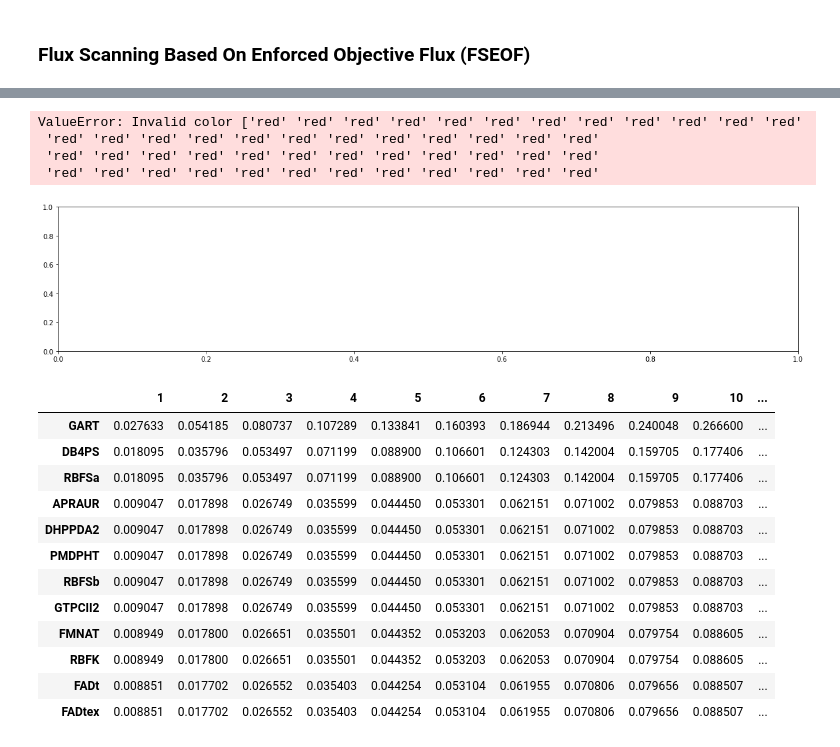
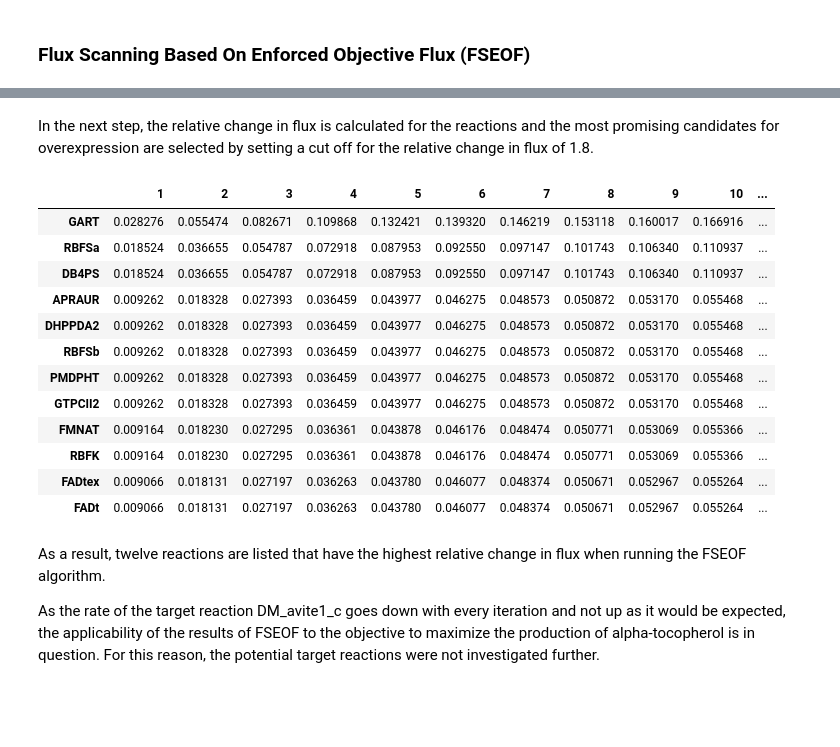
Before and after one commit to 27410/27410-group-assigment-group_2, a Jupyter notebook: 4_Overexpression.ipynb, the cells around one changed output, grey strips where cells are left out. Drawn from its saved outputs; the diff is of its cells as text; code cells hidden in the pictures; blank space fills up the shorter version.

```diff
--- a/4_Overexpression.ipynb
+++ b/4_Overexpression.ipynb
@@ -187,16 +195,20 @@ df.head()
-# %%
-def bar_color(df,color1,color2):
-    return np.where(df.values >=0,color1,color2).T
-
-fig = df.plot(legend=None, kind='bar', color=bar_color(df,"red","blue"),figsize=(20, 4), grid =False);
-fig.set_ylabel('Change in flux')
-fig.set_xlabel('Gene names')
-fig.set_title('Flux scanning based on Enforced Objective Flux', size=30)
-# %% [output]
-ValueError: Invalid color ['red' 'red' 'red' 'red' 'red' 'red' 'red' 'red' 'red' 'red' 'red' 'red'
- 'red' 'red' 'red' 'red' 'red' 'red' 'red' 'red' 'red' 'red' 'red' 'red'
- 'red' 'red' 'red' 'red' 'red' 'red' 'red' 'red' 'red' 'red' 'red' 'red'
- 'red' 'red' 'red' 'red' 'red' 'red' 'red' 'red' 'red' 'red' 'red' 'red'
-[figure, removed]
+# %% [markdown]
+In the next step, the relative change in flux is calculated for the reactions and the most promising candidates for overexpression are selected by setting a cut off for the relative change in flux of 1.8.
 # %%
-df['relative_change_in_flux'] = (df[10]-df[1])/df[10] +1
+df['relative_change_in_flux'] = 1 + (df[10]-df[1])/df[10]
+target_reactions_df = df[df['relative_change_in_flux'] > 1.8]
+target_reactions_df
+# %% [output]
+|  | 1 | 2 | 3 | 4 | 5 | 6 | 7 | 8 | 9 | 10 | ... |
+| GART | 0.028276 | 0.055474 | 0.082671 | 0.109868 | 0.132421 | 0.139320 | 0.146219 | 0.153118 | 0.160017 | 0.166916 | ... |
+| RBFSa | 0.018524 | 0.036655 | 0.054787 | 0.072918 | 0.087953 | 0.092550 | 0.097147 | 0.101743 | 0.106340 | 0.110937 | ... |
+| DB4PS | 0.018524 | 0.036655 | 0.054787 | 0.072918 | 0.087953 | 0.092550 | 0.097147 | 0.101743 | 0.106340 | 0.110937 | ... |
+| APRAUR | 0.009262 | 0.018328 | 0.027393 | 0.036459 | 0.043977 | 0.046275 | 0.048573 | 0.050872 | 0.053170 | 0.055468 | ... |
+| DHPPDA2 | 0.009262 | 0.018328 | 0.027393 | 0.036459 | 0.043977 | 0.046275 | 0.048573 | 0.050872 | 0.053170 | 0.055468 | ... |
+| RBFSb | 0.009262 | 0.018328 | 0.027393 | 0.036459 | 0.043977 | 0.046275 | 0.048573 | 0.050872 | 0.053170 | 0.055468 | ... |
+| PMDPHT | 0.009262 | 0.018328 | 0.027393 | 0.036459 | 0.043977 | 0.046275 | 0.048573 | 0.050872 | 0.053170 | 0.055468 | ... |
+| GTPCII2 | 0.009262 | 0.018328 | 0.027393 | 0.036459 | 0.043977 | 0.046275 | 0.048573 | 0.050872 | 0.053170 | 0.055468 | ... |
+| FMNAT | 0.009164 | 0.018230 | 0.027295 | 0.036361 | 0.043878 | 0.046176 | 0.048474 | 0.050771 | 0.053069 | 0.055366 | ... |
+| RBFK | 0.009164 | 0.018230 | 0.027295 | 0.036361 | 0.043878 | 0.046176 | 0.048474 | 0.050771 | 0.053069 | 0.055366 | ... |
+| FADtex | 0.009066 | 0.018131 | 0.027197 | 0.036263 | 0.043780 | 0.046077 | 0.048374 | 0.050671 | 0.052967 | 0.055264 | ... |
+| FADt | 0.009066 | 0.018131 | 0.027197 | 0.036263 | 0.043780 | 0.046077 | 0.048374 | 0.050671 | 0.052967 | 0.055264 | ... |
@@ -205,16 +215,4 @@ target_reactions_df = df[df['relative_change_in_flux'] > 1.8]
-# %%
-target_reactions_df
-# %% [output]
-|  | 1 | 2 | 3 | 4 | 5 | 6 | 7 | 8 | 9 | 10 | ... |
-| GART | 0.027633 | 0.054185 | 0.080737 | 0.107289 | 0.133841 | 0.160393 | 0.186944 | 0.213496 | 0.240048 | 0.266600 | ... |
-| DB4PS | 0.018095 | 0.035796 | 0.053497 | 0.071199 | 0.088900 | 0.106601 | 0.124303 | 0.142004 | 0.159705 | 0.177406 | ... |
-| RBFSa | 0.018095 | 0.035796 | 0.053497 | 0.071199 | 0.088900 | 0.106601 | 0.124303 | 0.142004 | 0.159705 | 0.177406 | ... |
-| APRAUR | 0.009047 | 0.017898 | 0.026749 | 0.035599 | 0.044450 | 0.053301 | 0.062151 | 0.071002 | 0.079853 | 0.088703 | ... |
-| DHPPDA2 | 0.009047 | 0.017898 | 0.026749 | 0.035599 | 0.044450 | 0.053301 | 0.062151 | 0.071002 | 0.079853 | 0.088703 | ... |
-| PMDPHT | 0.009047 | 0.017898 | 0.026749 | 0.035599 | 0.044450 | 0.053301 | 0.062151 | 0.071002 | 0.079853 | 0.088703 | ... |
-| RBFSb | 0.009047 | 0.017898 | 0.026749 | 0.035599 | 0.044450 | 0.053301 | 0.062151 | 0.071002 | 0.079853 | 0.088703 | ... |
-| GTPCII2 | 0.009047 | 0.017898 | 0.026749 | 0.035599 | 0.044450 | 0.053301 | 0.062151 | 0.071002 | 0.079853 | 0.088703 | ... |
-| FMNAT | 0.008949 | 0.017800 | 0.026651 | 0.035501 | 0.044352 | 0.053203 | 0.062053 | 0.070904 | 0.079754 | 0.088605 | ... |
-| RBFK | 0.008949 | 0.017800 | 0.026651 | 0.035501 | 0.044352 | 0.053203 | 0.062053 | 0.070904 | 0.079754 | 0.088605 | ... |
-| FADt | 0.008851 | 0.017702 | 0.026552 | 0.035403 | 0.044254 | 0.053104 | 0.061955 | 0.070806 | 0.079656 | 0.088507 | ... |
-| FADtex | 0.008851 | 0.017702 | 0.026552 | 0.035403 | 0.044254 | 0.053104 | 0.061955 | 0.070806 | 0.079656 | 0.088507 | ... |
+# %% [markdown]
+As a result, twelve reactions are listed that have the highest relative change in flux when running the FSEOF algorithm.
+
+As the rate of the target reaction DM_avite1_c goes down with every iteration and not up as it would be expected, the applicability of the results of FSEOF to the objective to maximize the production of alpha-tocopherol is in question. For this reason, the potential target reactions were not investigated further.
```
Also changed, not shown: parts of 21 cells of this notebook.
